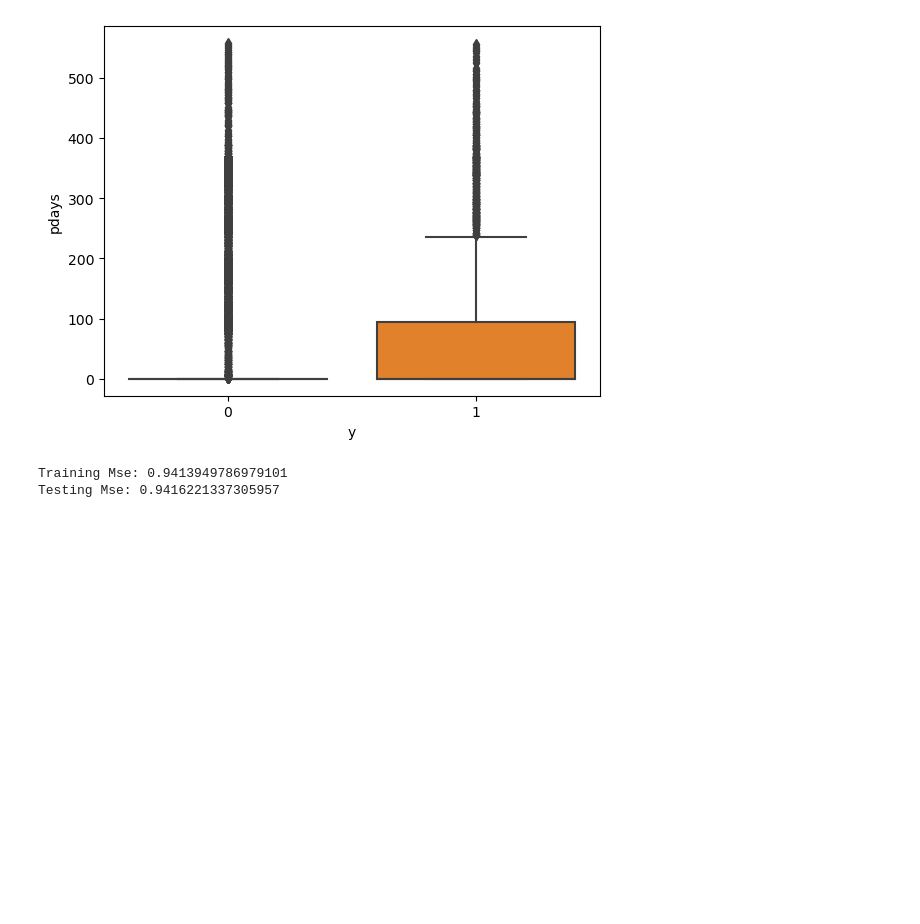
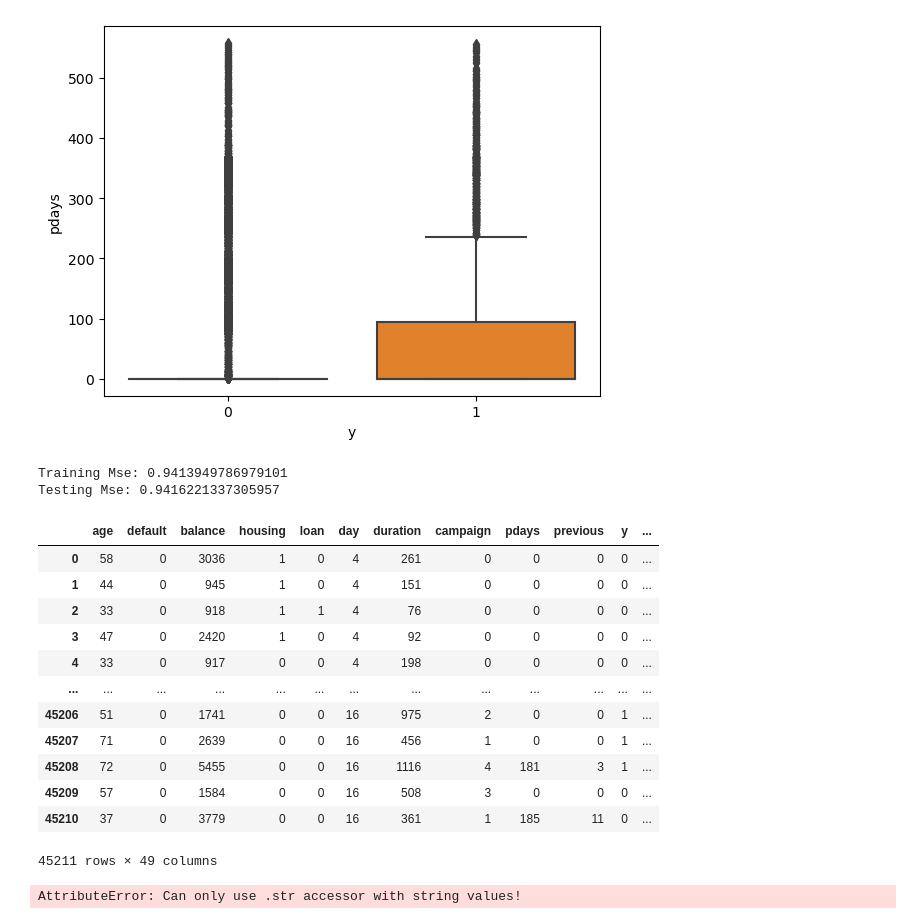
Before and after one commit to AnnamreddyJyothsna/DS-Assignments, a Jupyter notebook: Logistic_Regression.ipynb, the cells around one changed output. Drawn from its saved outputs; the diff is of its cells as text; code cells hidden in the pictures; blank space fills up the shorter version.

```diff
--- a/Logistic_Regression.ipynb
+++ b/Logistic_Regression.ipynb
@@ -153,3 +148,28 @@ print("Testing Mse:",np.sqrt(np.mean(test_error)))
 # %% [output]
 Training Mse: 0.9413949786979101
 Testing Mse: 0.9416221337305957
+# %%
+pd.set_option("display.max.columns",None)
+bank1=pd.get_dummies(bank,columns=['job','marital','education','contact','poutcome','month'])
+bank1
+# %% [output]
+|  | age | default | balance | housing | loan | day | duration | campaign | pdays | previous | y | ... |
+| 0 | 58 | 0 | 3036 | 1 | 0 | 4 | 261 | 0 | 0 | 0 | 0 | ... |
+| 1 | 44 | 0 | 945 | 1 | 0 | 4 | 151 | 0 | 0 | 0 | 0 | ... |
+| 2 | 33 | 0 | 918 | 1 | 1 | 4 | 76 | 0 | 0 | 0 | 0 | ... |
+| 3 | 47 | 0 | 2420 | 1 | 0 | 4 | 92 | 0 | 0 | 0 | 0 | ... |
+| 4 | 33 | 0 | 917 | 0 | 0 | 4 | 198 | 0 | 0 | 0 | 0 | ... |
+| ... | ... | ... | ... | ... | ... | ... | ... | ... | ... | ... | ... | ... |
+| 45206 | 51 | 0 | 1741 | 0 | 0 | 16 | 975 | 2 | 0 | 0 | 1 | ... |
+| 45207 | 71 | 0 | 2639 | 0 | 0 | 16 | 456 | 1 | 0 | 0 | 1 | ... |
+| 45208 | 72 | 0 | 5455 | 0 | 0 | 16 | 1116 | 4 | 181 | 3 | 1 | ... |
+| 45209 | 57 | 0 | 1584 | 0 | 0 | 16 | 508 | 3 | 0 | 0 | 0 | ... |
+| 45210 | 37 | 0 | 3779 | 0 | 0 | 16 | 361 | 1 | 185 | 11 | 0 | ... |
+45211 rows × 49 columns
+# %%
+bank1['default'] = np.where(bank1['default'].str.contains("yes"), 1,0)
+bank1['housing'] = np.where(bank1['housing'].str.contains("yes"), 1, 0)
+bank1['loan'] = np.where(bank1['loan'].str.contains("yes"), 1, 0)
+bank1['y'] = np.where(bank1['y'].str.contains("yes"), 1, 0)
+# %% [output]
+AttributeError: Can only use .str accessor with string values!
```
Also changed, not shown: parts of 15 cells of this notebook.
